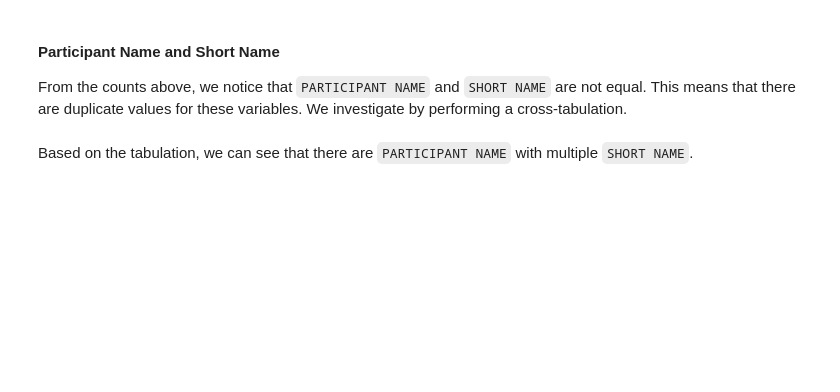
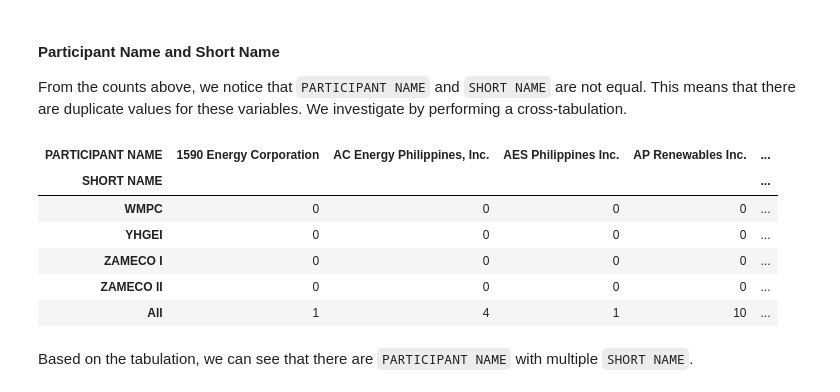
Before and after one commit to emmandecena/jupyterbook, a Jupyter notebook: _sources/docs/energymarket.ipynb, the cells around one changed output. Cells and saved outputs as stored; diff of their text form; code cells hidden in the pictures; blank space fills up the shorter version.

```diff
--- a/_sources/docs/energymarket.ipynb
+++ b/_sources/docs/energymarket.ipynb
@@ -44,7 +60,15 @@ df_wesm.nunique()
 From the counts above, we notice that `PARTICIPANT NAME` and `SHORT NAME` are not equal. This means that there are duplicate values for these variables. We investigate by performing a cross-tabulation.
 # %%
 df_cross = pd.crosstab(df_wesm['SHORT NAME'], df_wesm['PARTICIPANT NAME'],margins=True)
-df_cross.tail()
+df_cross.tail().style.set_table_styles(styles)
+# %% [output]
+| PARTICIPANT NAME | 1590 Energy Corporation | AC Energy Philippines, Inc. | AES Philippines Inc. | AP Renewables Inc. | ... |
+| SHORT NAME |  |  |  |  | ... |
+| WMPC | 0 | 0 | 0 | 0 | ... |
+| YHGEI | 0 | 0 | 0 | 0 | ... |
+| ZAMECO I | 0 | 0 | 0 | 0 | ... |
+| ZAMECO II | 0 | 0 | 0 | 0 | ... |
+| All | 1 | 4 | 1 | 10 | ... |
 # %% [markdown]
 Based on the tabulation, we can see that there are `PARTICIPANT NAME` with multiple `SHORT NAME`.
 # %%
```
Also changed, not shown: parts of 26 cells of this notebook, 24 other files.
